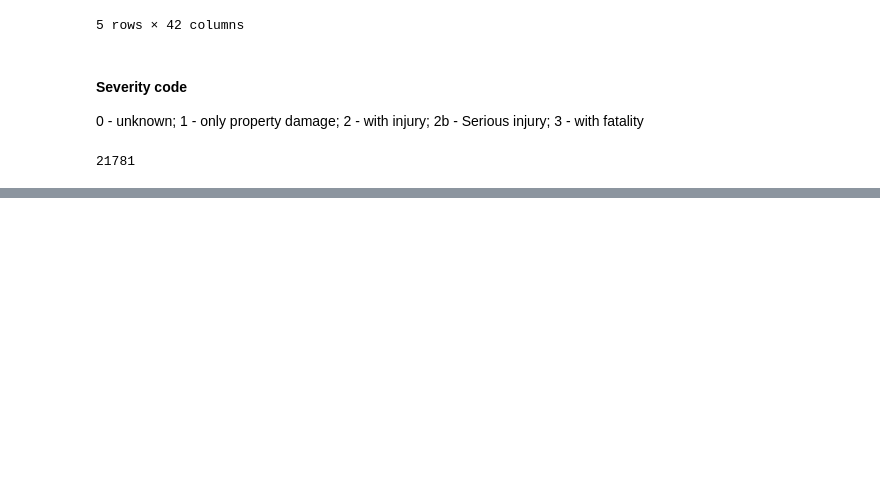
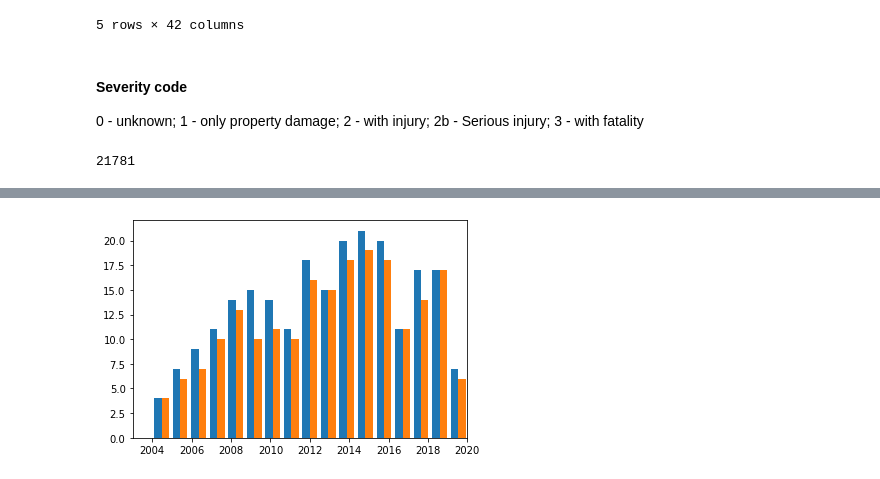
Before and after one commit to qcabel/collision-severity-prediction, a Jupyter notebook: collision_visualization.ipynb, the cells around one changed output, grey strips where cells are left out. Cells and saved outputs as stored; diff of their text form; code cells hidden in the pictures; blank space fills up the shorter version.

```diff
--- a/collision_visualization.ipynb
+++ b/collision_visualization.ipynb
@@ -74,0 +133,7 @@ Total of 3131 serious injury, 29.42% involving pedestrian.
+# %%
+# accidents along a certain street
+street_name = r'\b12TH AVE'
+street_accident = merged_accidents[(merged_accidents['LOCATION'].str.contains(
+    street_name, na=False))]
+seattle_map = visualize_hotspot(street_accident, min_ratio=0)
+seattle_map
@@ -74,0 +142,8 @@ Total of 3131 serious injury, 29.42% involving pedestrian.
+# %%
+# How did the accidents distribution over the years
+# street_name = r'\b2ND AVE'
+plt.hist([df_cyc[(df_cyc['LOCATION'].str.contains(street_name, na=False))]['YEAR'],
+         df_filtered[(df_filtered['LOCATION'].str.contains(street_name, na=False))]['YEAR']], 17);
+plt.xlim([2003, 2020]);
+# %% [output]
+[figure, added]
```
Also changed, not shown: parts of 23 cells of this notebook, 1 other file.
